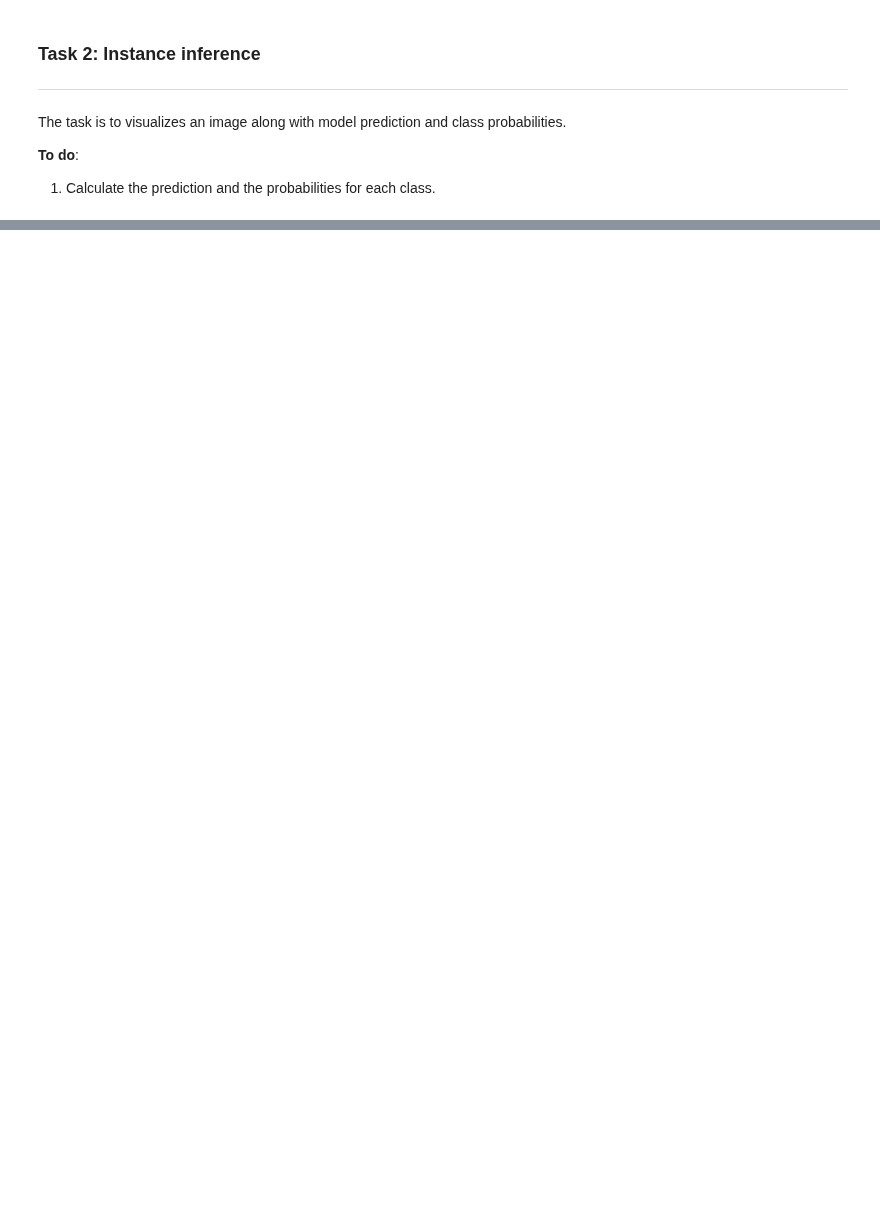
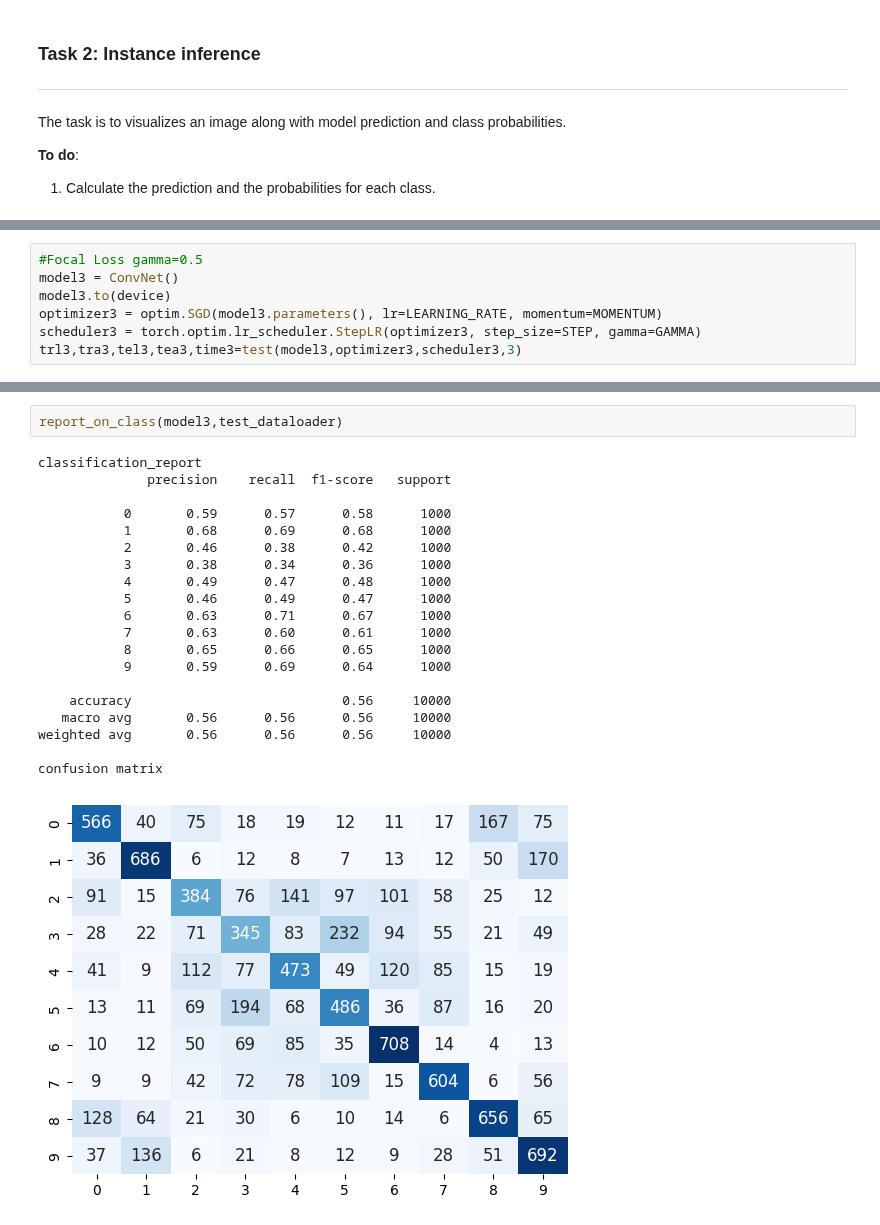
Before and after one commit to SustechSTA303/STA303-Assignment01, a Jupyter notebook: Assignment01.ipynb, the cells around one changed output, grey strips where cells are left out. Cells and saved outputs as stored; diff of their text form; blank space fills up the shorter version.

```diff
--- a/Assignment01.ipynb
+++ b/Assignment01.ipynb
@@ -288,0 +426,7 @@ for i in range(len(class_names)):
+# %%
+#Focal Loss gamma=0.5
+model3 = ConvNet()
+model3.to(device)
+optimizer3 = optim.SGD(model3.parameters(), lr=LEARNING_RATE, momentum=MOMENTUM)
+scheduler3 = torch.optim.lr_scheduler.StepLR(optimizer3, step_size=STEP, gamma=GAMMA)
+trl3,tra3,tel3,tea3,time3=test(model3,optimizer3,scheduler3,3)
@@ -288,0 +451,23 @@ for i in range(len(class_names)):
+# %%
+report_on_class(model3,test_dataloader)
+# %% [output]
+classification_report
+              precision    recall  f1-score   support
+
+           0       0.59      0.57      0.58      1000
+           1       0.68      0.69      0.68      1000
+           2       0.46      0.38      0.42      1000
+           3       0.38      0.34      0.36      1000
+           4       0.49      0.47      0.48      1000
+           5       0.46      0.49      0.47      1000
+           6       0.63      0.71      0.67      1000
+           7       0.63      0.60      0.61      1000
+           8       0.65      0.66      0.65      1000
+           9       0.59      0.69      0.64      1000
+
+    accuracy                           0.56     10000
+   macro avg       0.56      0.56      0.56     10000
+weighted avg       0.56      0.56      0.56     10000
+
+confusion matrix
+[figure, added]
```
Also changed, not shown: parts of 36 cells of this notebook.
